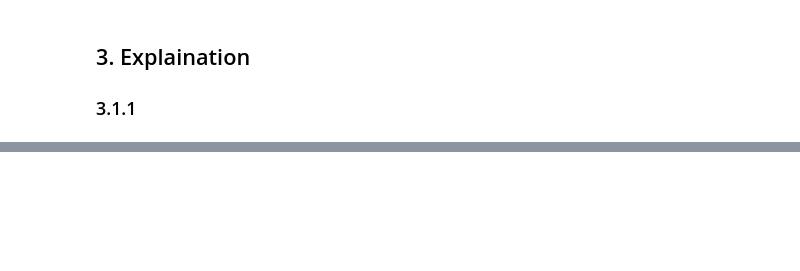
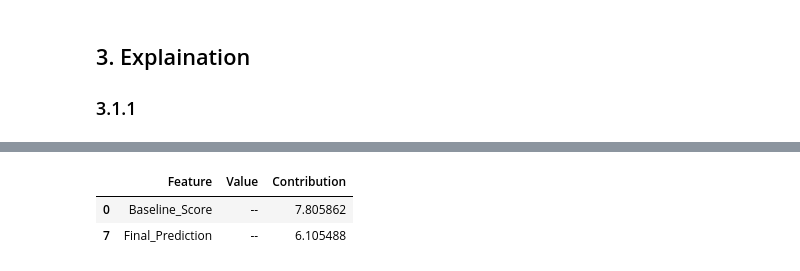
Before and after one commit to zacharyvunguyen/Production-Ready-ML-Pipeline-on-GCP-Baby-Weight-Prediction, a Jupyter notebook: 03a_online_prediction_plotting.ipynb, the cells around one changed output, grey strips where cells are left out. Cells and saved outputs as stored; diff of their text form; code cells hidden in the pictures; blank space fills up the shorter version.

```diff
--- a/03a_online_prediction_plotting.ipynb
+++ b/03a_online_prediction_plotting.ipynb
@@ -168,0 +195,7 @@ time: 6.2 ms (started: 2022-11-26 12:37:06 -06:00)
+# %%
+df2=df.query("Feature in ('Baseline_Score','Final_Prediction')")
+df2
+# %% [output]
+|  | Feature | Value | Contribution |
+| 0 | Baseline_Score | -- | 7.805862 |
+| 7 | Final_Prediction | -- | 6.105488 |
```
Also changed, not shown: parts of 19 cells of this notebook, 1 other file.
